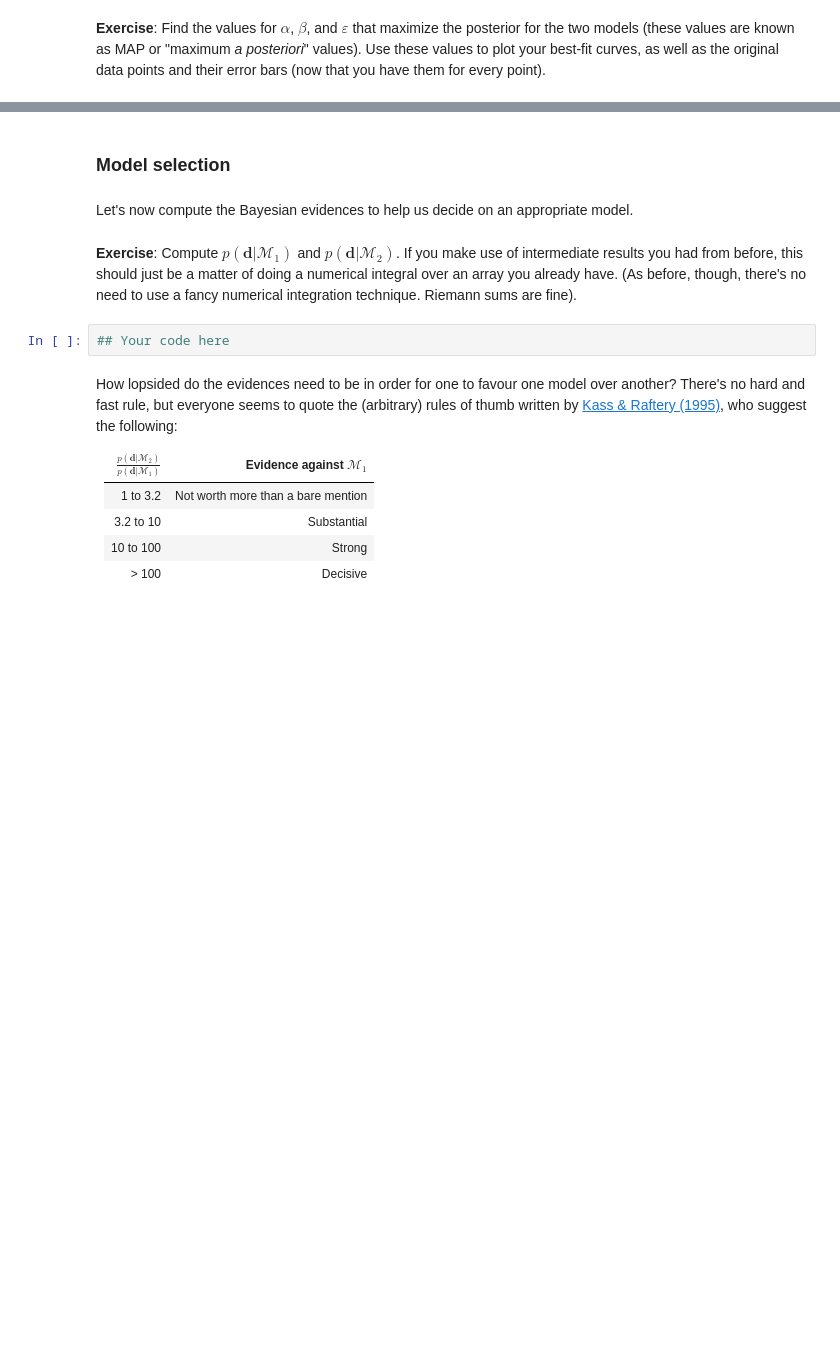
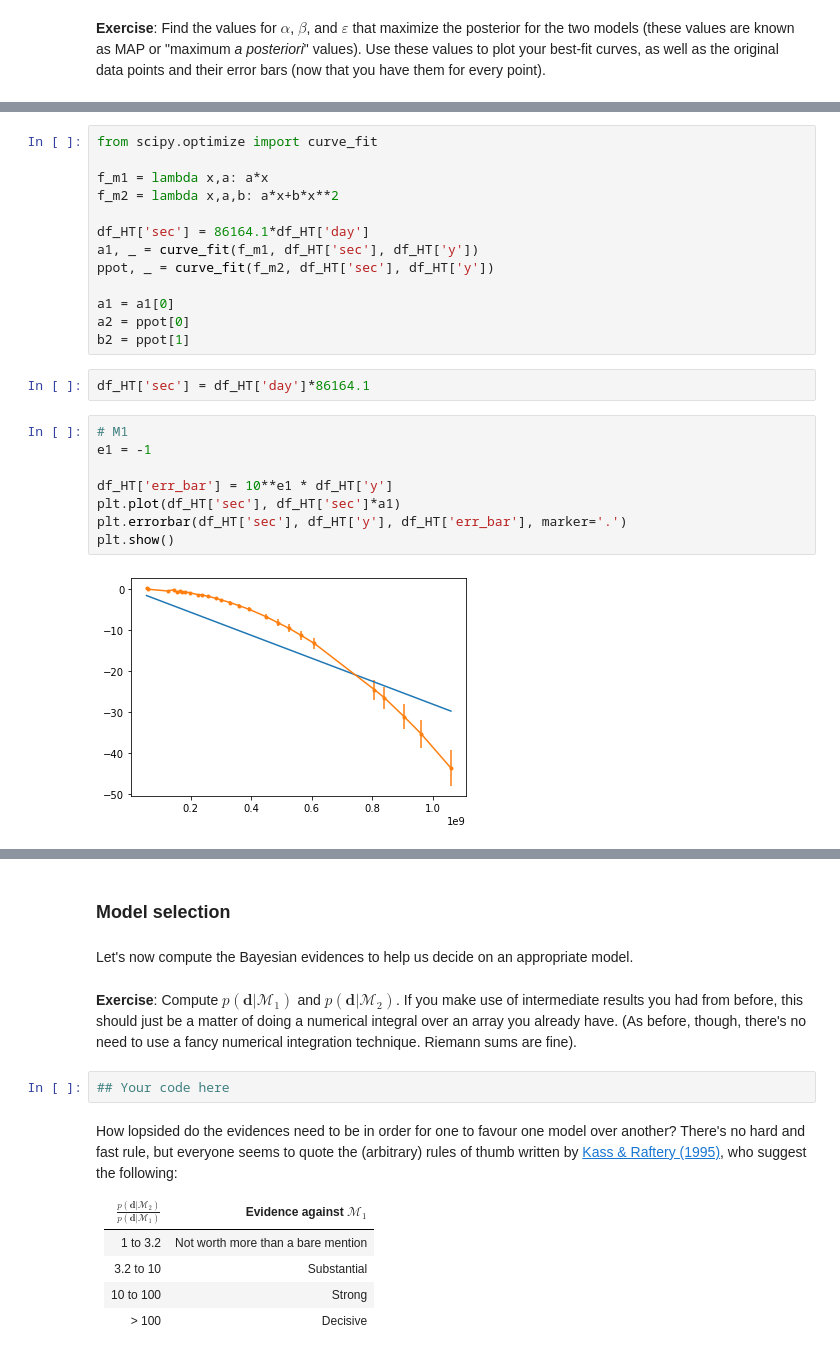
Before and after one commit to wppqywq/data_sci_astrophys_labs, a Jupyter notebook: CodingLab06/CodingLab06_ModelSelection.ipynb, the cells around one changed output, grey strips where cells are left out. Cells and saved outputs as stored; diff of their text form; blank space fills up the shorter version.

```diff
--- a/CodingLab06/CodingLab06_ModelSelection.ipynb
+++ b/CodingLab06/CodingLab06_ModelSelection.ipynb
@@ -323,0 +317,25 @@ popt, _ = curve_fit(likeli, xspace, h)
+# %%
+from scipy.optimize import curve_fit
+
+f_m1 = lambda x,a: a*x
+f_m2 = lambda x,a,b: a*x+b*x**2
+
+df_HT['sec'] = 86164.1*df_HT['day']
+a1, _ = curve_fit(f_m1, df_HT['sec'], df_HT['y'])
+ppot, _ = curve_fit(f_m2, df_HT['sec'], df_HT['y'])
+
+a1 = a1[0]
+a2 = ppot[0]
+b2 = ppot[1]
+# %%
+df_HT['sec'] = df_HT['day']*86164.1
+# %%
+# M1
+e1 = -1
+
+df_HT['err_bar'] = 10**e1 * df_HT['y']
+plt.plot(df_HT['sec'], df_HT['sec']*a1)
+plt.errorbar(df_HT['sec'], df_HT['y'], df_HT['err_bar'], marker='.')
+plt.show()
+# %% [output]
+[figure, added]
```
Also changed, not shown: parts of 11 cells of this notebook.
